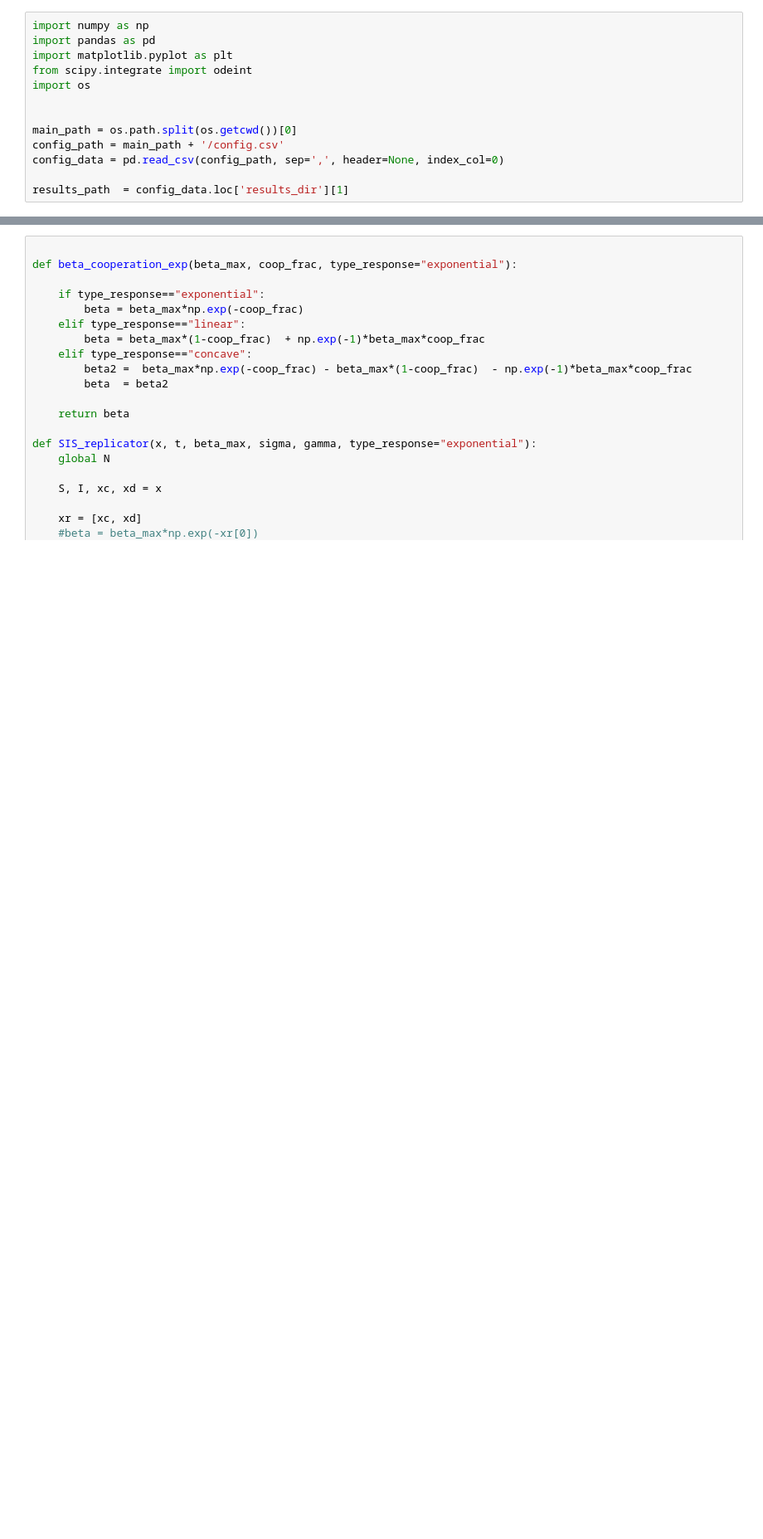
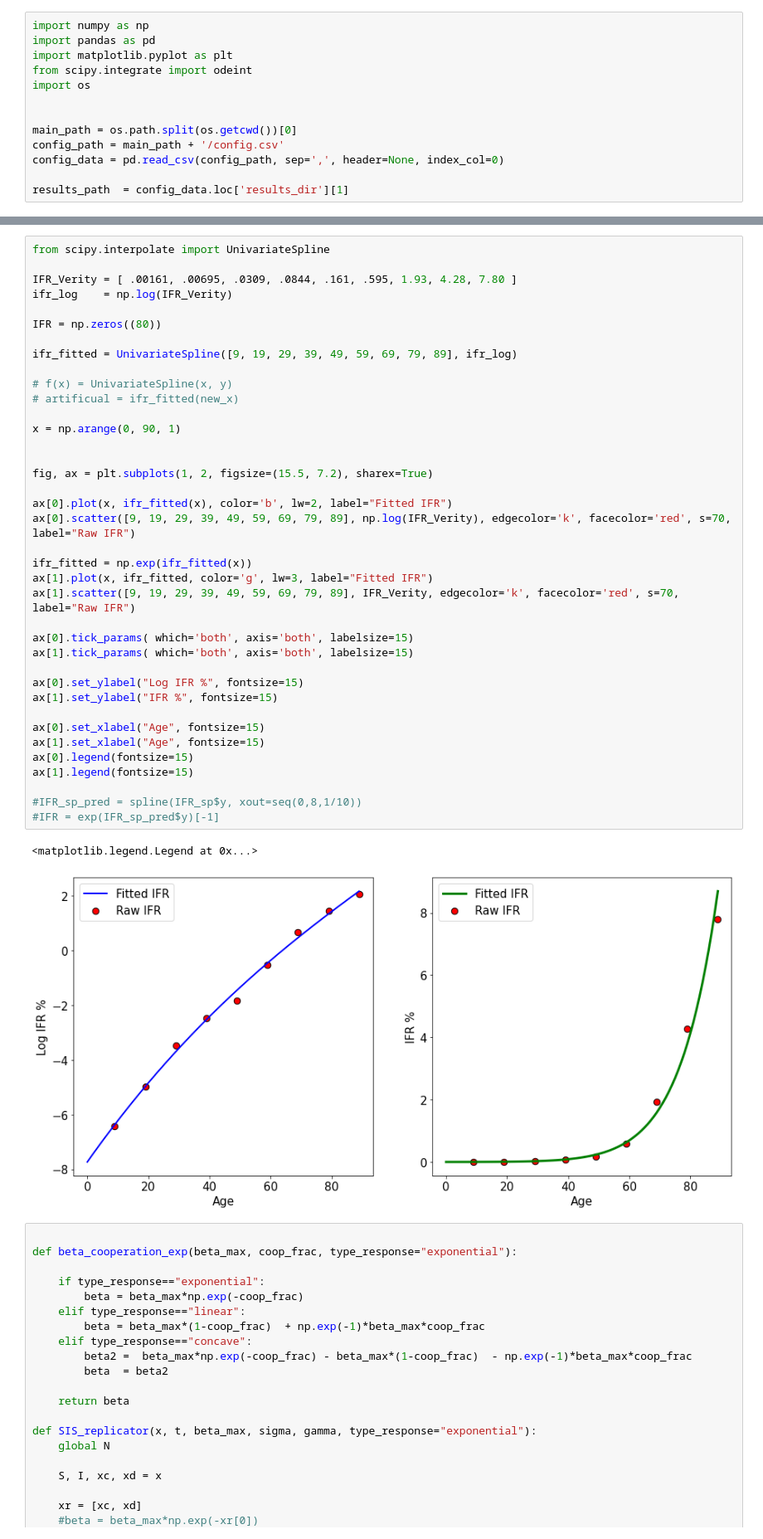
Before and after one commit to biomac-lab/Epidemiology_behavior_dynamics, a Jupyter notebook: run/ode_new.ipynb, the cells around one changed output, grey strips where cells are left out. Shown: that part at 83% size. Saved outputs shown, nothing was run; the diff lists cells and outputs as text; blank space fills up the shorter version.

```diff
--- a/run/ode_new.ipynb
+++ b/run/ode_new.ipynb
@@ -51,3 +114,44 @@ ax.legend(fontsize=15)
+# %%
+from scipy.interpolate import UnivariateSpline
+
+IFR_Verity = [ .00161, .00695, .0309, .0844, .161, .595, 1.93, 4.28, 7.80 ]
+ifr_log    = np.log(IFR_Verity)
+
+IFR = np.zeros((80))
+
+ifr_fitted = UnivariateSpline([9, 19, 29, 39, 49, 59, 69, 79, 89], ifr_log)
+
+# f(x) = UnivariateSpline(x, y)
+# artificual = ifr_fitted(new_x)
+
+x = np.arange(0, 90, 1)
+
+
+fig, ax = plt.subplots(1, 2, figsize=(15.5, 7.2), sharex=True)
+
+ax[0].plot(x, ifr_fitted(x), color='b', lw=2, label="Fitted IFR")
+ax[0].scatter([9, 19, 29, 39, 49, 59, 69, 79, 89], np.log(IFR_Verity), edgecolor='k', facecolor='red', s=70, label="Raw IFR")
+
+ifr_fitted = np.exp(ifr_fitted(x))
+ax[1].plot(x, ifr_fitted, color='g', lw=3, label="Fitted IFR")
+ax[1].scatter([9, 19, 29, 39, 49, 59, 69, 79, 89], IFR_Verity, edgecolor='k', facecolor='red', s=70, label="Raw IFR")
+
+ax[0].tick_params( which='both', axis='both', labelsize=15)
+ax[1].tick_params( which='both', axis='both', labelsize=15)
+
+ax[0].set_ylabel("Log IFR %", fontsize=15)
+ax[1].set_ylabel("IFR %", fontsize=15)
+
+ax[0].set_xlabel("Age", fontsize=15)
+ax[1].set_xlabel("Age", fontsize=15)
+ax[0].legend(fontsize=15)
+ax[1].legend(fontsize=15)
+
+#IFR_sp_pred = spline(IFR_sp$y, xout=seq(0,8,1/10))
+#IFR = exp(IFR_sp_pred$y)[-1]
+# %% [output]
+<matplotlib.legend.Legend at 0x...>
+[figure, added]
 # %%
 
 def beta_cooperation_exp(beta_max, coop_frac, type_response="exponential"):
```
Also changed, not shown: parts of 3 cells of this notebook, 6 other files.
